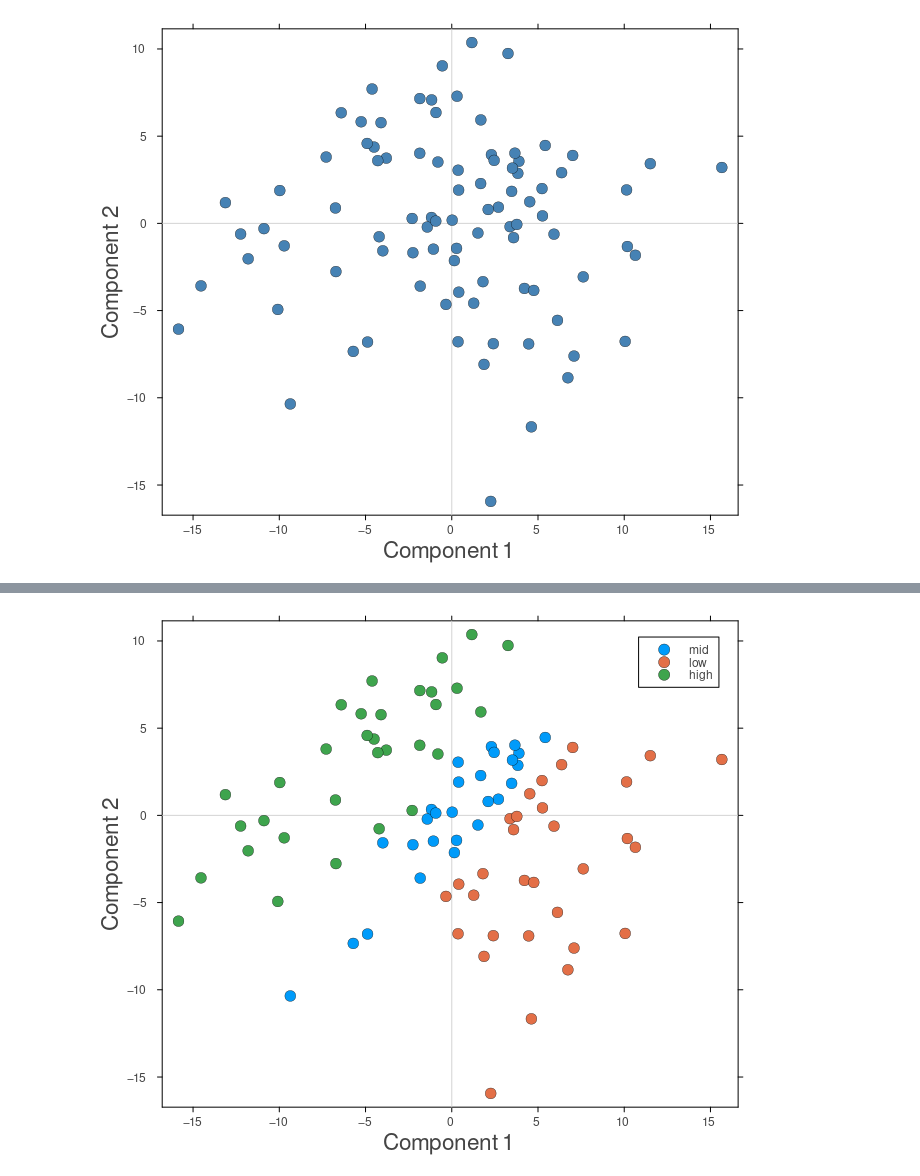
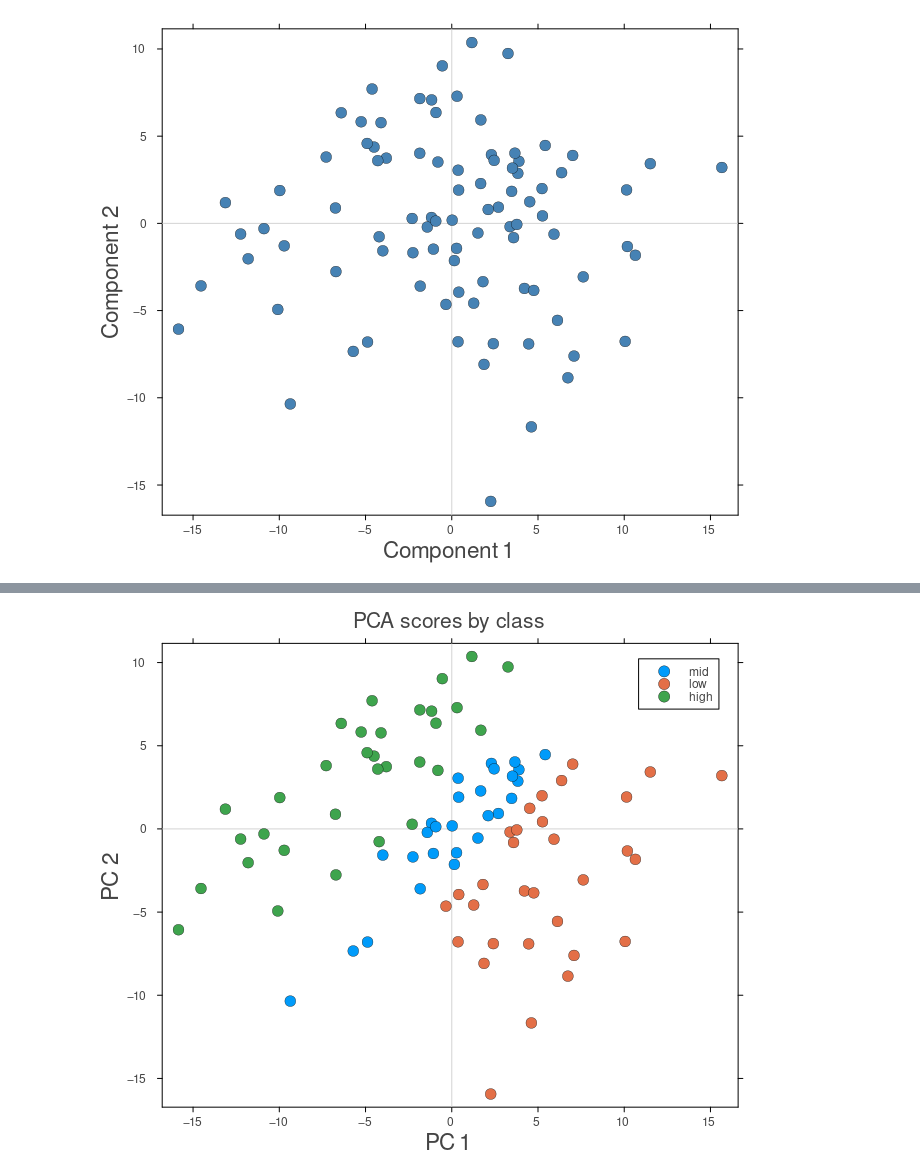
Before and after one commit to BanerjeeAbhisek/WolfRiverPlots.jl, a Jupyter notebook: notebooks/scores.ipynb, the cells around one changed output, grey strips where cells are left out. Cells and saved outputs as stored; diff of their text form; code cells hidden in the pictures.

```diff
--- a/notebooks/scores.ipynb
+++ b/notebooks/scores.ipynb
@@ -84,4 +62,8 @@ The legend text comes straight from the group vector, so relabelling the vector
 # %%
-plot_scores(S; group = replace(y, "a" => "low", "b" => "mid", "c" => "high"))
+plot_scores(S;
+            group  = replace(y, "a" => "low", "b" => "mid", "c" => "high"),
+            xlabel = "PC 1",
+            ylabel = "PC 2",
+            title  = "PCA scores by class")
 # %% [output]
-[figure, old version]
+[figure, new version]
```
Also changed, not shown: parts of 23 cells of this notebook, 1 other file.
